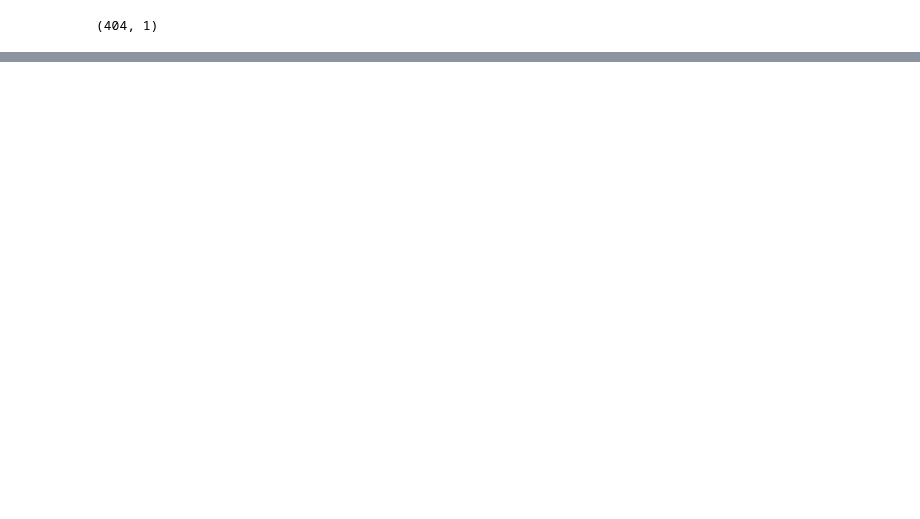
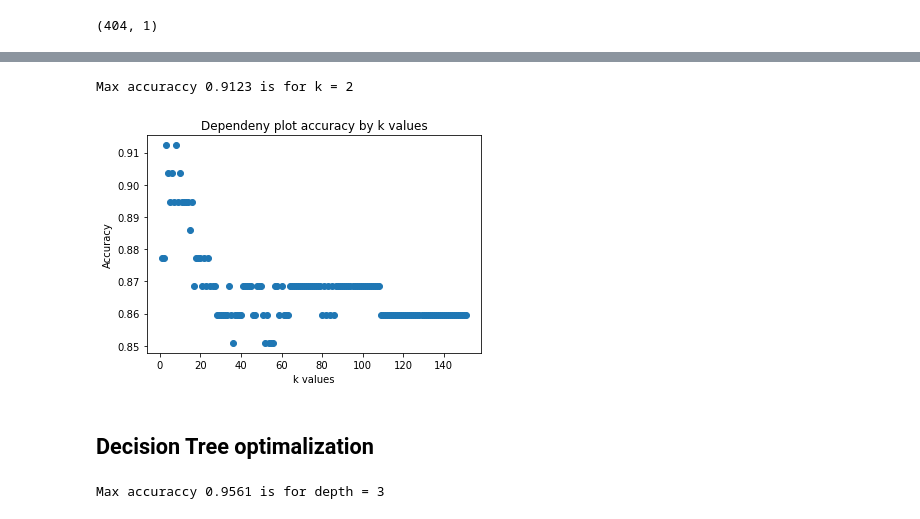
Before and after one commit to Marcin279/Machine_Learning, a Jupyter notebook: lab5_regularization/regularization.ipynb, the cells around one changed output, grey strips where cells are left out. Saved outputs shown, nothing was run; the diff lists cells and outputs as text; code cells hidden in the pictures; blank space fills up the shorter version.

Commit message:
Regularization done

```diff
--- a/lab5_regularization/regularization.ipynb
+++ b/lab5_regularization/regularization.ipynb
@@ -141,0 +281,8 @@ poly_model.fit_transform(X)
+# %%
+# Logistic reggresion with regularization L1 and C = 1 regularization parameter
+logistic_reg = LogisticRegression(penalty="l1", C=1, solver='liblinear', max_iter=50000)
+logistic_reg.fit(X_train, Y_train)
+Y_pred = logistic_reg.predict(X_test)
+
+score_cancer = logistic_reg.score(X_test, Y_test)
+print(f"Logistic reg score: {round(score_cancer, 4)}")
@@ -141,0 +291,10 @@ poly_model.fit_transform(X)
+# %%
+# Dependency graph: score by C value
+C_values = [10**i for i in range(-5, 2, 1)]
+score_C_values = [] # result
+
+for el in C_values:
+    log_reg_tmp = LogisticRegression(penalty="l2", C=el, max_iter=1e4)
+    log_reg_tmp.fit(X_train, Y_train)
+    score_tmp = log_reg_tmp.score(X_train, Y_train)
+    score_C_values.append(score_tmp)
@@ -141,0 +310,43 @@ poly_model.fit_transform(X)
+# %%
+# Dependency accuraccy from k neighbours for KNN method
+
+k_values = [i for i in range(1,152)]
+acc_values = []
+
+for k in k_values:
+    knn_tmp = KNeighborsClassifier(n_neighbors = k)
+    knn_tmp.fit(X_train, Y_train)
+    y_pred = knn_tmp.predict(X_test)
+    acc_values.append(accuracy_score(Y_test, y_pred))
+
+
+print(f"Max accuraccy {round(max(acc_values), 4)} is for k = {acc_values.index(max(acc_values))}")
+# %% [output]
+Max accuraccy 0.9123 is for k = 2
+# %%
+fig, ax = plt.subplots()
+ax.scatter(k_values, acc_values)
+ax.set_xlabel(f"k values")
+ax.set_ylabel(f"Accuracy")
+ax.set_title(f"Dependeny plot accuracy by k values")
+plt.show()
+# %% [output]
+[figure, added]
+# %% [markdown]
+## Decision Tree optimalization
+# %%
+# Dependency accuraccy of tree depth for decision Tree
+
+depth_values = [i for i in range(1,152)]
+acc_values = []
+
+for d in depth_values:
+    tree_tmp = DecisionTreeClassifier(max_depth=d)
+    tree_tmp.fit(X_train, Y_train)
+    y_pred = tree_tmp.predict(X_test)
+    acc_values.append(accuracy_score(Y_test, y_pred))
+
+
+print(f"Max accuraccy {round(max(acc_values), 4)} is for depth = {acc_values.index(max(acc_values))}")
+# %% [output]
+Max accuraccy 0.9561 is for depth = 3
```
Also changed, not shown: parts of 38 cells of this notebook.
